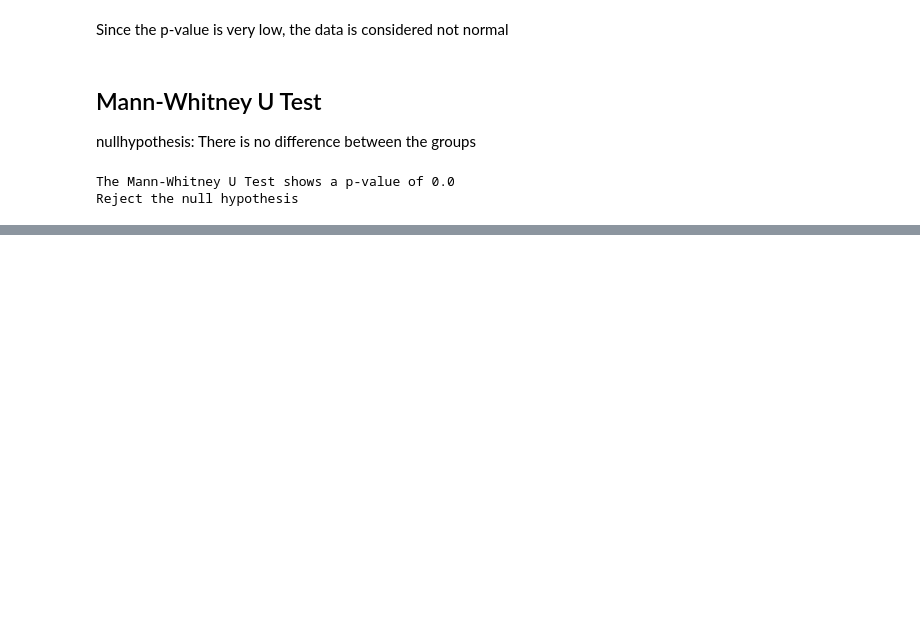
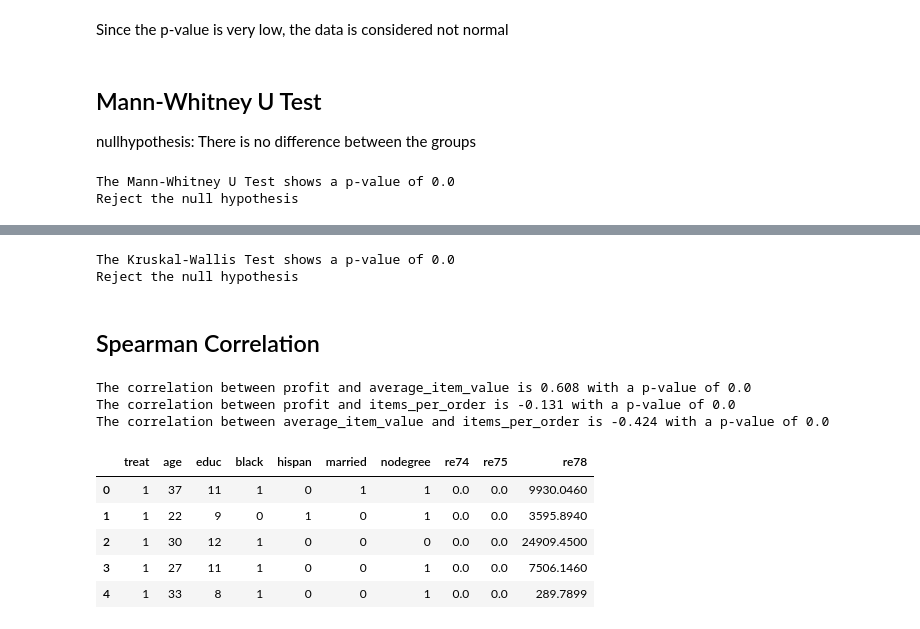
Before and after one commit to dthunn/python-statistics-, a Jupyter notebook: hypothesis_testing/advanced.ipynb, the cells around one changed output, grey strips where cells are left out. Cells and saved outputs as stored; diff of their text form; code cells hidden in the pictures; blank space fills up the shorter version.

```diff
--- a/hypothesis_testing/advanced.ipynb
+++ b/hypothesis_testing/advanced.ipynb
@@ -94,0 +192,37 @@ Reject the null hypothesis
+# %%
+# Interpret the p-value
+print(f"The Kruskal-Wallis Test shows a p-value of {round(kruskal[1], 3)}")
+if kruskal[1] < 0.05:
+  print("Reject the null hypothesis")
+else:
+  print("Fail to reject the null hypothesis")
+# %% [output]
+The Kruskal-Wallis Test shows a p-value of 0.0
+Reject the null hypothesis
+# %% [markdown]
+## Spearman Correlation
+# %%
+# Calculate the spearmanr among 'profit', 'average_item_value',  and items_per_order'
+profit_aiv_r = st.spearmanr(df["profit"], df["average_item_value"])
+profit_ipo_r = st.spearmanr(df["profit"], df["items_per_order"])
+aiv_ipo_r = st.spearmanr(df["average_item_value"], df["items_per_order"])
+
+# Print the correlation, the p-value for all tests
+print(f"The correlation between profit and average_item_value is {round(profit_aiv_r[0], 3)} with a p-value of {round(profit_aiv_r[1], 3)}")
+print(f"The correlation between profit and items_per_order is {round(profit_ipo_r[0], 3)} with a p-value of {round(profit_ipo_r[1], 3)}")
+print(f"The correlation between average_item_value and items_per_order is {round(aiv_ipo_r[0], 3)} with a p-value of {round(aiv_ipo_r[1], 3)}")
+# %% [output]
+The correlation between profit and average_item_value is 0.608 with a p-value of 0.0
+The correlation between profit and items_per_order is -0.131 with a p-value of 0.0
+The correlation between average_item_value and items_per_order is -0.424 with a p-value of 0.0
+# %%
+# Load the paired data
+df_paired = pd.read_csv("lalonde.csv")
+df_paired.head()
+# %% [output]
+|  | treat | age | educ | black | hispan | married | nodegree | re74 | re75 | re78 |
+| 0 | 1 | 37 | 11 | 1 | 0 | 1 | 1 | 0.0 | 0.0 | 9930.0460 |
+| 1 | 1 | 22 | 9 | 0 | 1 | 0 | 1 | 0.0 | 0.0 | 3595.8940 |
+| 2 | 1 | 30 | 12 | 1 | 0 | 0 | 0 | 0.0 | 0.0 | 24909.4500 |
+| 3 | 1 | 27 | 11 | 1 | 0 | 0 | 1 | 0.0 | 0.0 | 7506.1460 |
+| 4 | 1 | 33 | 8 | 1 | 0 | 0 | 1 | 0.0 | 0.0 | 289.7899 |
```
Also changed, not shown: parts of 14 cells of this notebook, 1 other file.
